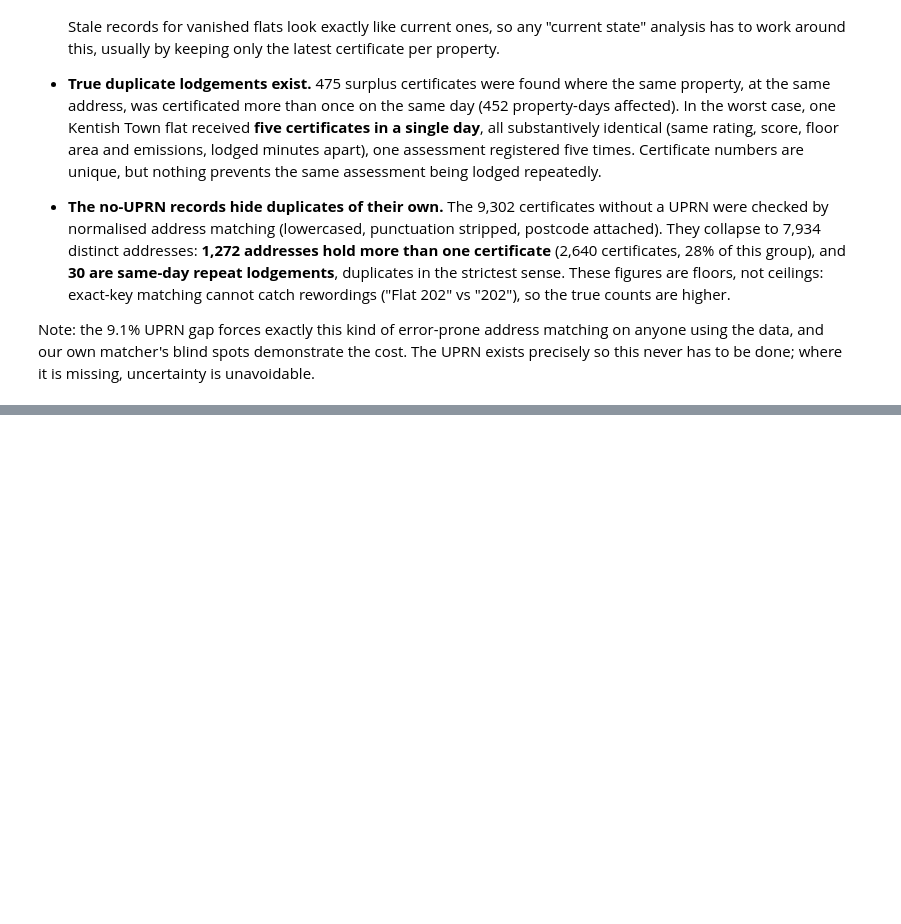
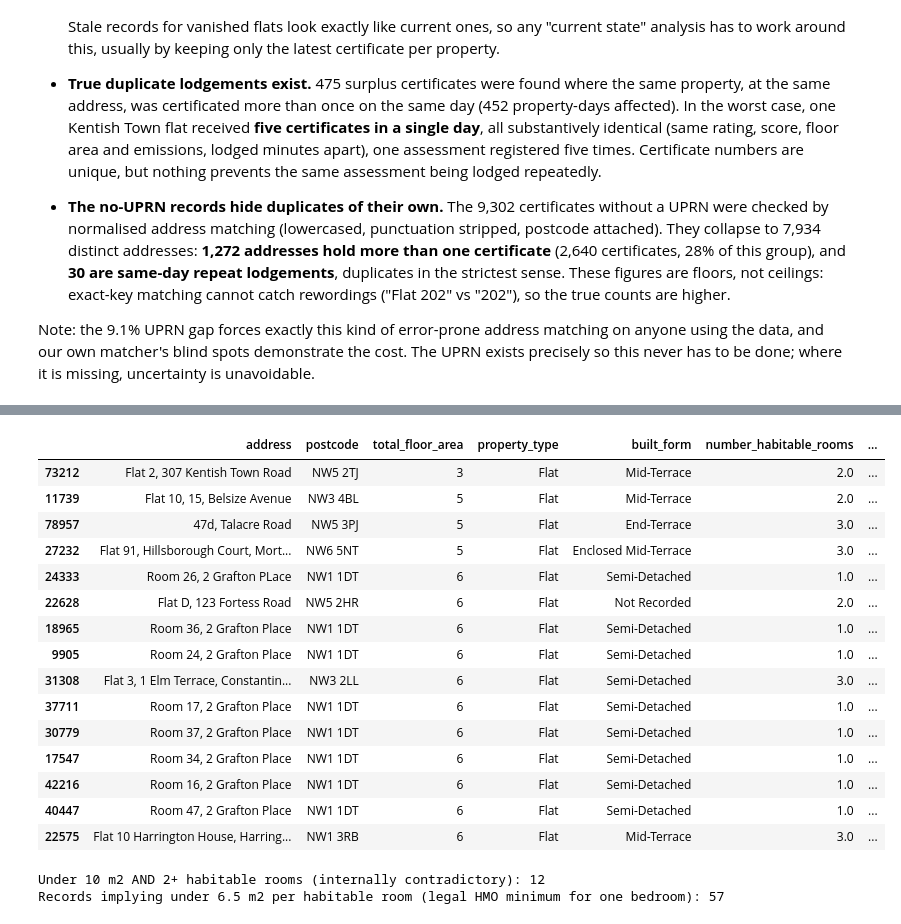
Before and after one commit to Tareqasaad/epc-data-quality-audit, a Jupyter notebook: notebooks/01_data_profiling.ipynb, the cells around one changed output, grey strips where cells are left out. Cells and saved outputs as stored; diff of their text form; code cells hidden in the pictures; blank space fills up the shorter version.

```diff
--- a/notebooks/01_data_profiling.ipynb
+++ b/notebooks/01_data_profiling.ipynb
@@ -355,0 +387,32 @@ where it is missing, uncertainty is unavoidable.
+# %%
+extremes = df[(df["total_floor_area"] < 10) | (df["total_floor_area"] > 500)]
+extremes[["address", "postcode", "total_floor_area", "property_type",
+          "built_form", "number_habitable_rooms", "current_energy_rating",
+          "lodgement_date"]].sort_values("total_floor_area").head(15)
+# %% [output]
+|  | address | postcode | total_floor_area | property_type | built_form | number_habitable_rooms | ... |
+| 73212 | Flat 2, 307 Kentish Town Road | NW5 2TJ | 3 | Flat | Mid-Terrace | 2.0 | ... |
+| 11739 | Flat 10, 15, Belsize Avenue | NW3 4BL | 5 | Flat | Mid-Terrace | 2.0 | ... |
+| 78957 | 47d, Talacre Road | NW5 3PJ | 5 | Flat | End-Terrace | 3.0 | ... |
+| 27232 | Flat 91, Hillsborough Court, Mort... | NW6 5NT | 5 | Flat | Enclosed Mid-Terrace | 3.0 | ... |
+| 24333 | Room 26, 2 Grafton PLace | NW1 1DT | 6 | Flat | Semi-Detached | 1.0 | ... |
+| 22628 | Flat D, 123 Fortess Road | NW5 2HR | 6 | Flat | Not Recorded | 2.0 | ... |
+| 18965 | Room 36, 2 Grafton Place | NW1 1DT | 6 | Flat | Semi-Detached | 1.0 | ... |
+| 9905 | Room 24, 2 Grafton Place | NW1 1DT | 6 | Flat | Semi-Detached | 1.0 | ... |
+| 31308 | Flat 3, 1 Elm Terrace, Constantin... | NW3 2LL | 6 | Flat | Semi-Detached | 3.0 | ... |
+| 37711 | Room 17, 2 Grafton Place | NW1 1DT | 6 | Flat | Semi-Detached | 1.0 | ... |
+| 30779 | Room 37, 2 Grafton Place | NW1 1DT | 6 | Flat | Semi-Detached | 1.0 | ... |
+| 17547 | Room 34, 2 Grafton Place | NW1 1DT | 6 | Flat | Semi-Detached | 1.0 | ... |
+| 42216 | Room 16, 2 Grafton Place | NW1 1DT | 6 | Flat | Semi-Detached | 1.0 | ... |
+| 40447 | Room 47, 2 Grafton Place | NW1 1DT | 6 | Flat | Semi-Detached | 1.0 | ... |
+| 22575 | Flat 10 Harrington House, Harring... | NW1 3RB | 6 | Flat | Mid-Terrace | 3.0 | ... |
+# %%
+contradiction = df[(df["total_floor_area"] < 10) & (df["number_habitable_rooms"] >= 2)]
+print(f"Under 10 m2 AND 2+ habitable rooms (internally contradictory): {len(contradiction)}")
+
+per_room = df["total_floor_area"] / df["number_habitable_rooms"]
+below_min_room_size = (per_room < 6.5).sum()
+print(f"Records implying under 6.5 m2 per habitable room (legal HMO minimum for one bedroom): {below_min_room_size}")
+# %% [output]
+Under 10 m2 AND 2+ habitable rooms (internally contradictory): 12
+Records implying under 6.5 m2 per habitable room (legal HMO minimum for one bedroom): 57
```
Also changed, not shown: parts of 14 cells of this notebook.
